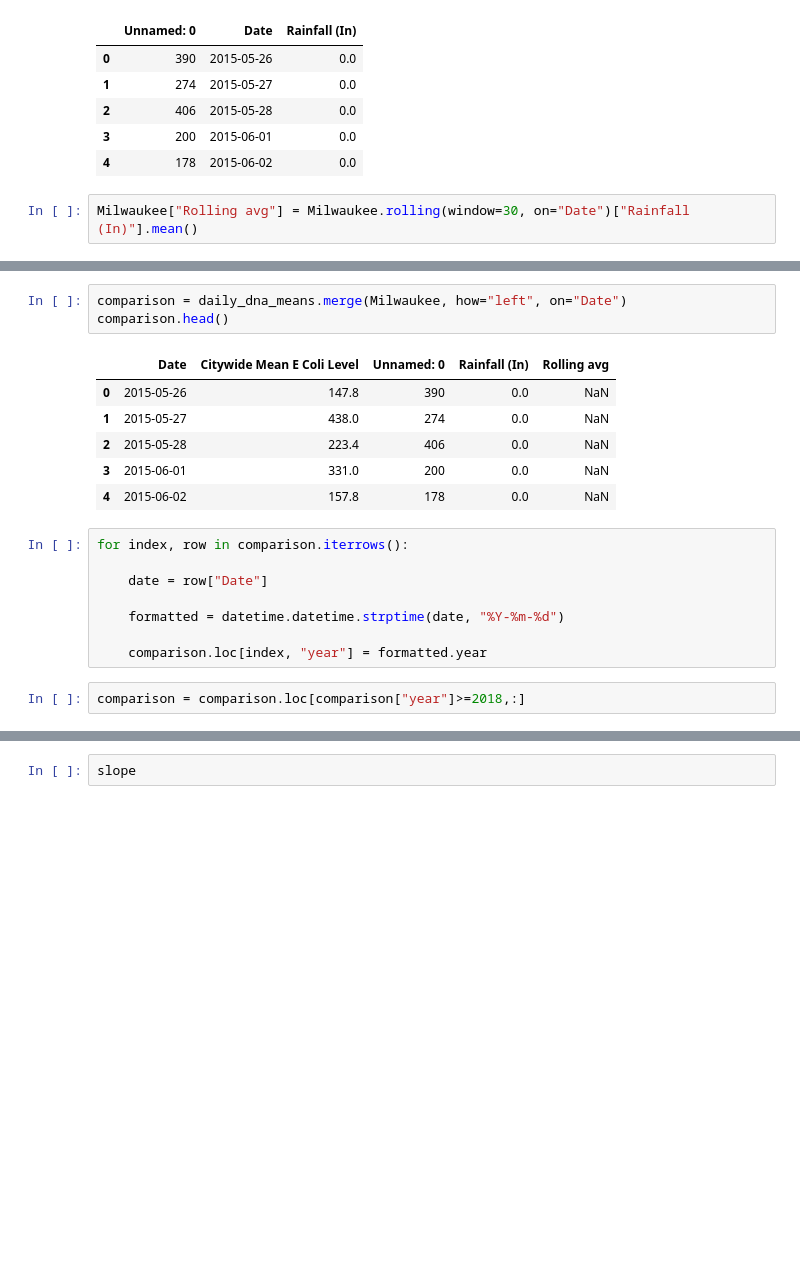
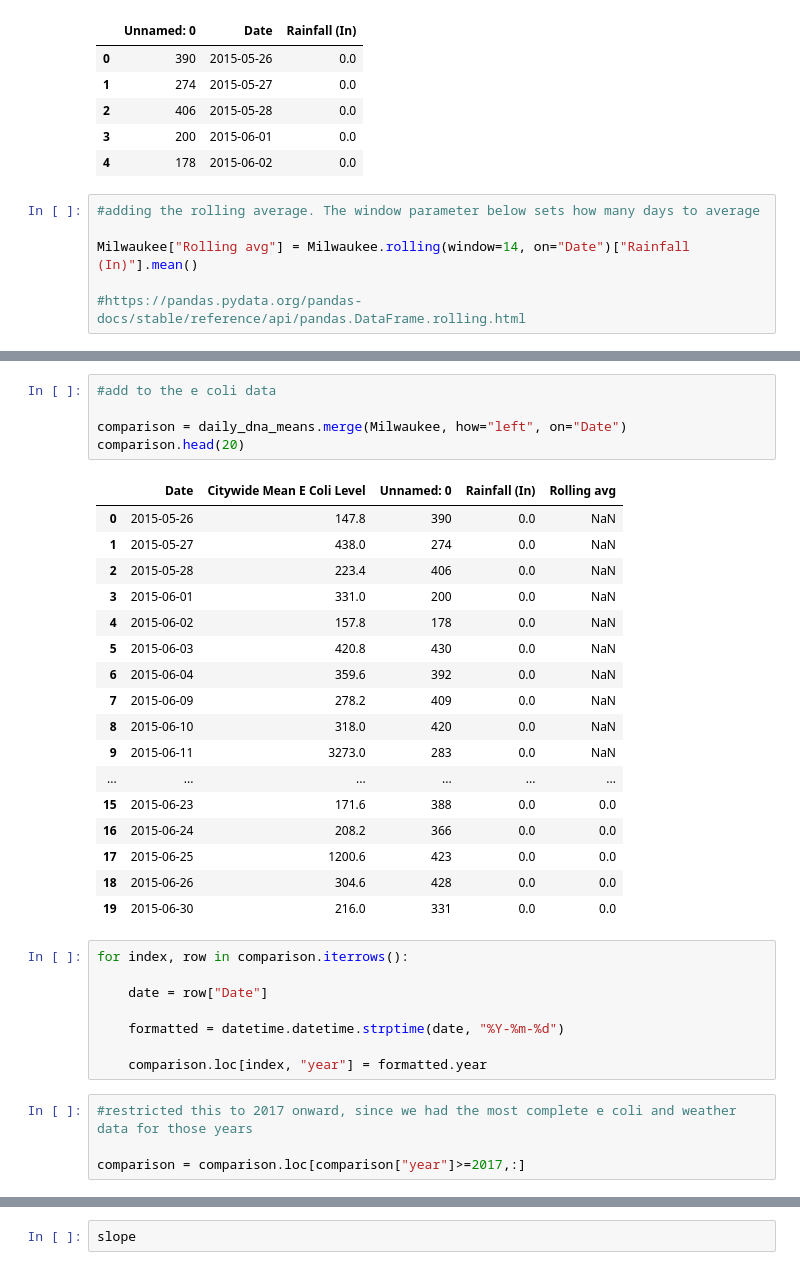
Before and after one commit to ander1908/Bootcamp_Project1, a Jupyter notebook: Leah_worst_month.ipynb, the cells around one changed output, grey strips where cells are left out. Drawn from its saved outputs; the diff is of its cells as text; blank space fills up the shorter version.

```diff
--- a/Leah_worst_month.ipynb
+++ b/Leah_worst_month.ipynb
@@ -170,6 +276,10 @@ Milwaukee.head()
 | 2 | 406 | 2015-05-28 | 0.0 |
 | 3 | 200 | 2015-06-01 | 0.0 |
 | 4 | 178 | 2015-06-02 | 0.0 |
-# %%
-Milwaukee["Rolling avg"] = Milwaukee.rolling(window=30, on="Date")["Rainfall (In)"].mean()
+# %%
+#adding the rolling average. The window parameter below sets how many days to average
+
+Milwaukee["Rolling avg"] = Milwaukee.rolling(window=14, on="Date")["Rainfall (In)"].mean()
+
+#https://pandas.pydata.org/pandas-docs/stable/reference/api/pandas.DataFrame.rolling.html
 # %%
@@ -184,13 +305,26 @@ Milwaukee.head()
 # %%
+#add to the e coli data
+
 comparison = daily_dna_means.merge(Milwaukee, how="left", on="Date")
-comparison.head()
+comparison.head(20)
 # %% [output]
 |  | Date | Citywide Mean E Coli Level | Unnamed: 0 | Rainfall (In) | Rolling avg |
 | 0 | 2015-05-26 | 147.8 | 390 | 0.0 | NaN |
 | 1 | 2015-05-27 | 438.0 | 274 | 0.0 | NaN |
 | 2 | 2015-05-28 | 223.4 | 406 | 0.0 | NaN |
 | 3 | 2015-06-01 | 331.0 | 200 | 0.0 | NaN |
 | 4 | 2015-06-02 | 157.8 | 178 | 0.0 | NaN |
+| 5 | 2015-06-03 | 420.8 | 430 | 0.0 | NaN |
+| 6 | 2015-06-04 | 359.6 | 392 | 0.0 | NaN |
+| 7 | 2015-06-09 | 278.2 | 409 | 0.0 | NaN |
+| 8 | 2015-06-10 | 318.0 | 420 | 0.0 | NaN |
+| 9 | 2015-06-11 | 3273.0 | 283 | 0.0 | NaN |
+| ... | ... | ... | ... | ... | ... |
+| 15 | 2015-06-23 | 171.6 | 388 | 0.0 | 0.0 |
+| 16 | 2015-06-24 | 208.2 | 366 | 0.0 | 0.0 |
+| 17 | 2015-06-25 | 1200.6 | 423 | 0.0 | 0.0 |
+| 18 | 2015-06-26 | 304.6 | 428 | 0.0 | 0.0 |
+| 19 | 2015-06-30 | 216.0 | 331 | 0.0 | 0.0 |
 # %%
 for index, row in comparison.iterrows():
 
@@ -199,8 +333,10 @@ for index, row in comparison.iterrows():
     formatted = datetime.datetime.strptime(date, "%Y-%m-%d")
 
     comparison.loc[index, "year"] = formatted.year
-# %%
-comparison = comparison.loc[comparison["year"]>=2018,:]
+# %%
+#restricted this to 2017 onward, since we had the most complete e coli and weather data for those years
+
+comparison = comparison.loc[comparison["year"]>=2017,:]
 # %%
 comparison.head()
 # %% [output]
```
Also changed, not shown: parts of 30 cells of this notebook, 4 other files.
